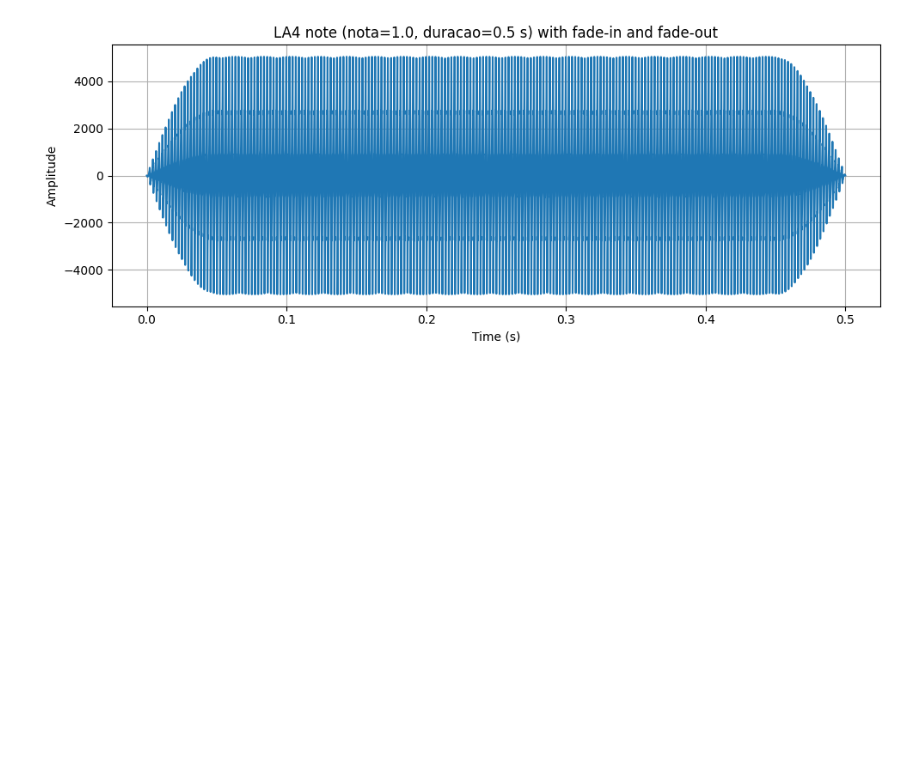
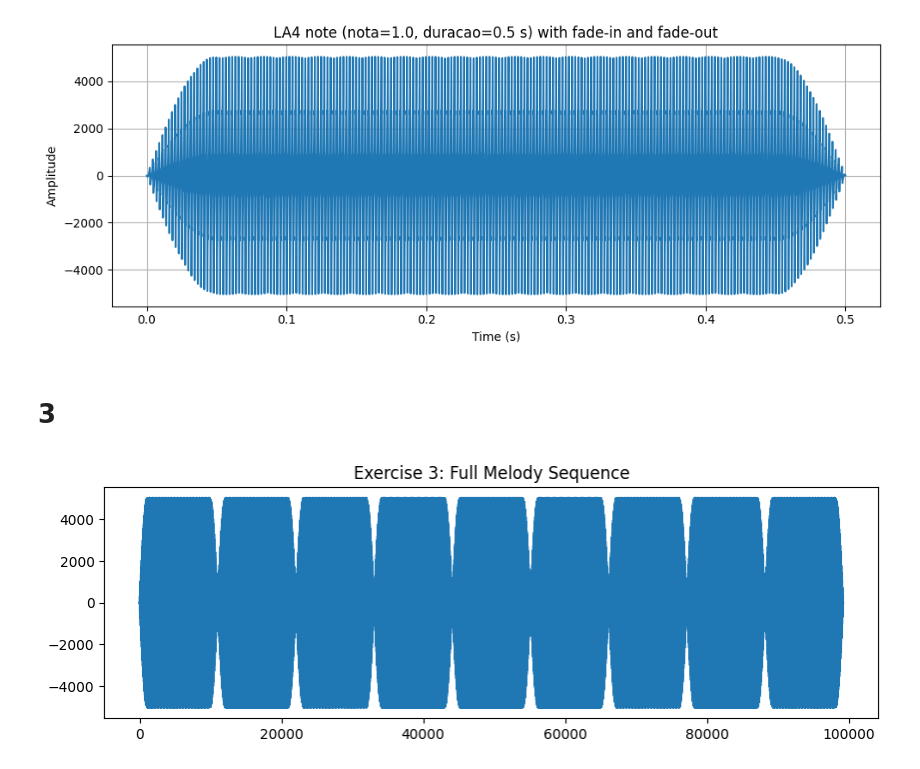
Before and after one commit to Nunomota1/Audio_Assignment_2, a Jupyter notebook: audio_assignement.ipynb, the cells around one changed output. Drawn from its saved outputs; the diff is of its cells as text; code cells hidden in the pictures; blank space fills up the shorter version.

```diff
--- a/audio_assignement.ipynb
+++ b/audio_assignement.ipynb
@@ -81,3 +83,44 @@ plt.tight_layout()
 plt.show()
 # %% [output]
 [figure]
+# %% [markdown]
+# **3**
+# %%
+import numpy as np
+import matplotlib.pyplot as plt
+from IPython.display import Audio
+
+def geranota(freq_mult, duration, Fs):
+    F = 440.0 * freq_mult
+    A = 5000
+    t = np.arange(0, duration, 1/Fs)
+    y = np.zeros_like(t)
+
+    # Additive Synthesis with 5 harmonics
+    for k in range(1, 6):
+        y += -(2.0 * A / (np.pi * k)) * np.sin(2.0 * np.pi * k * F * t)
+
+    # 10% Sinusoidal Fade-in/Fade-out
+    N_note = len(y)
+    L = int(N_note / 10)
+    ramp = np.sin(np.linspace(0, np.pi/2, L))
+    y[:L] *= ramp
+    y[-L:] *= ramp[::-1]
+    return y
+# %%
+Fs = 22050
+multipliers = [1.0, 1.125, 1.25, 1.33, 1.5, 1.33, 1.25, 1.125, 1.0]
+
+# Generate and join the 9 notes
+melodia_completa = np.concatenate([geranota(m, 0.5, Fs) for m in multipliers])
+
+# Visualize the result
+plt.figure(figsize=(10, 3))
+plt.plot(melodia_completa)
+plt.title("Exercise 3: Full Melody Sequence")
+plt.show()
+
+# Play the audio
+Audio(melodia_completa, rate=Fs)
+# %% [output]
+[figure, added]
```
Also changed, not shown: parts of 2 cells of this notebook.
